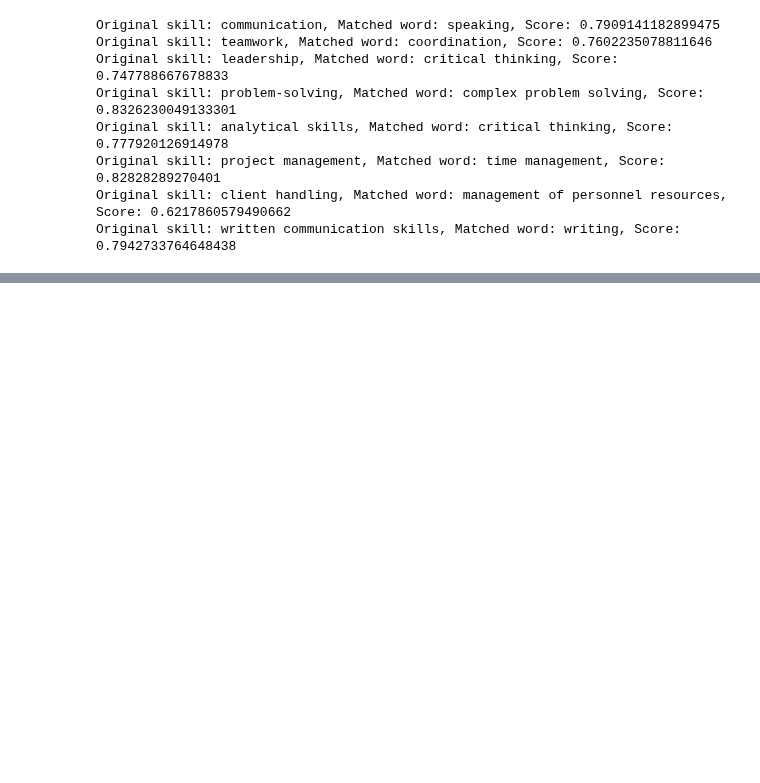
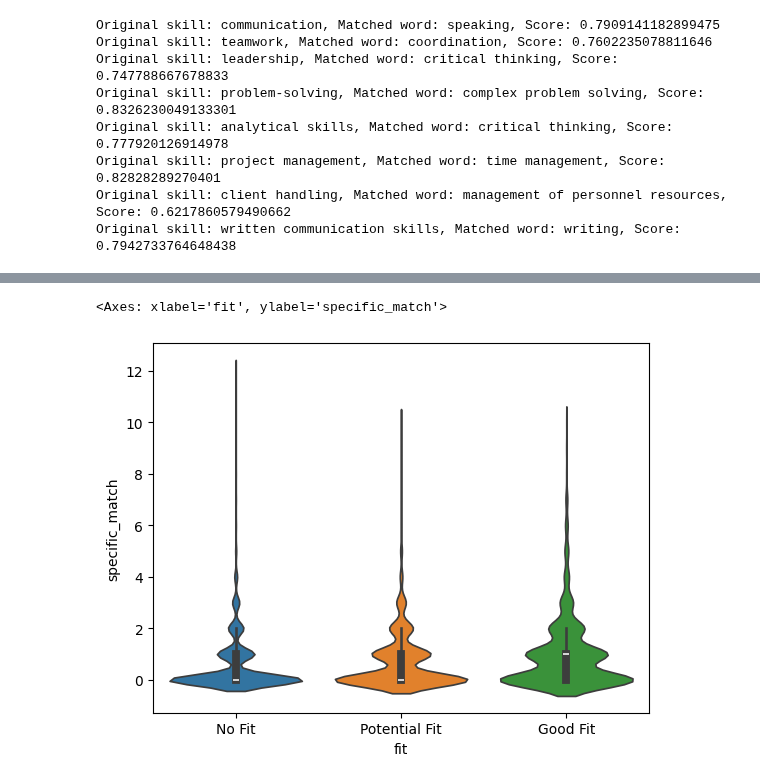
Before and after one commit to YeOldMan23/jobmirror, a Jupyter notebook: data-processing-silver-skills.ipynb, the cells around one changed output, grey strips where cells are left out. Cells and saved outputs as stored; diff of their text form; code cells hidden in the pictures; blank space fills up the shorter version.

```diff
--- a/data-processing-silver-skills.ipynb
+++ b/data-processing-silver-skills.ipynb
@@ -516,0 +857,5 @@ Original skill: written communication skills, Matched word: writing, Score: 0.79
+# %%
+sns.violinplot(data=df_joined_pd, x='fit', y='specific_match', hue='fit')
+# %% [output]
+<Axes: xlabel='fit', ylabel='specific_match'>
+[figure, added]
```
Also changed, not shown: parts of 47 cells of this notebook.
